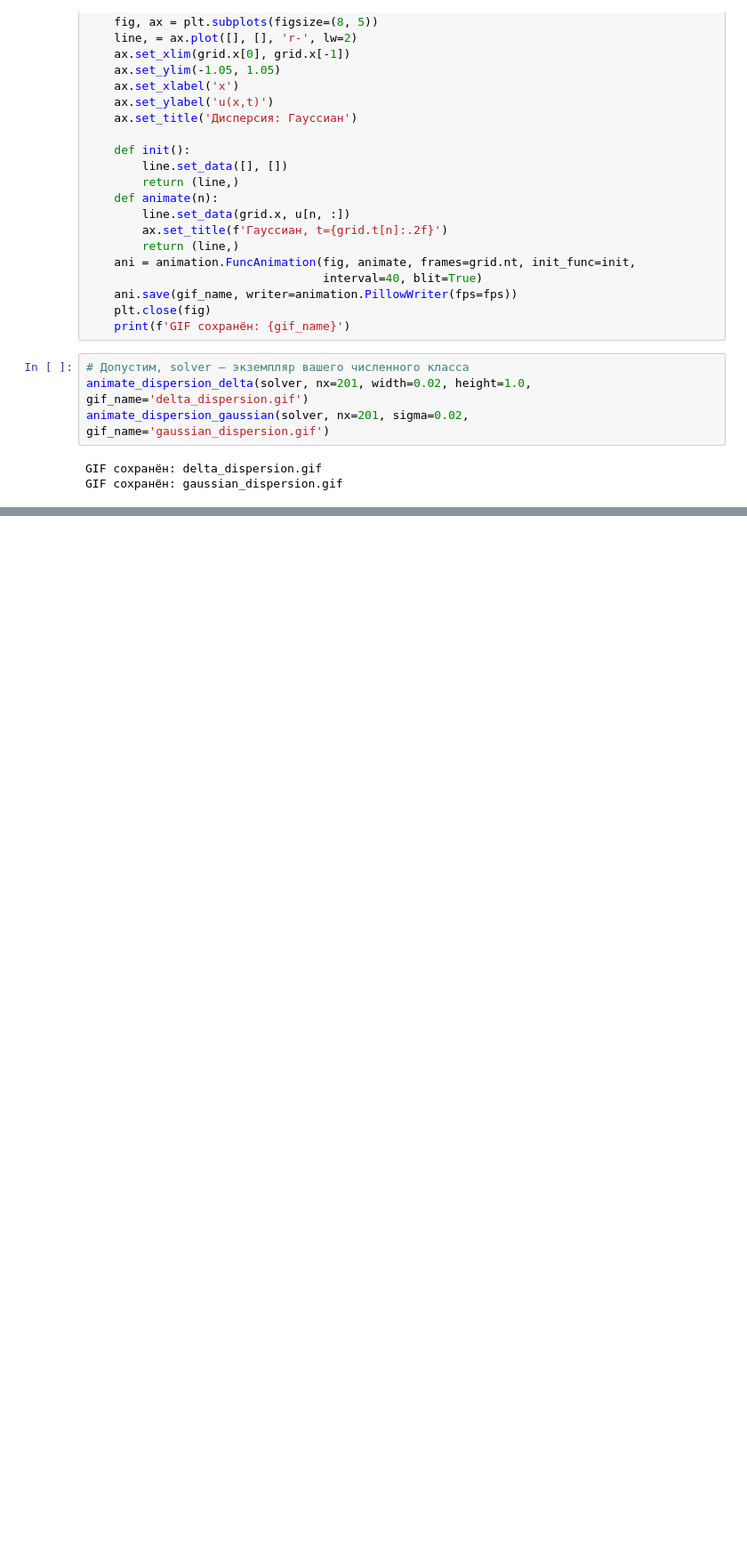
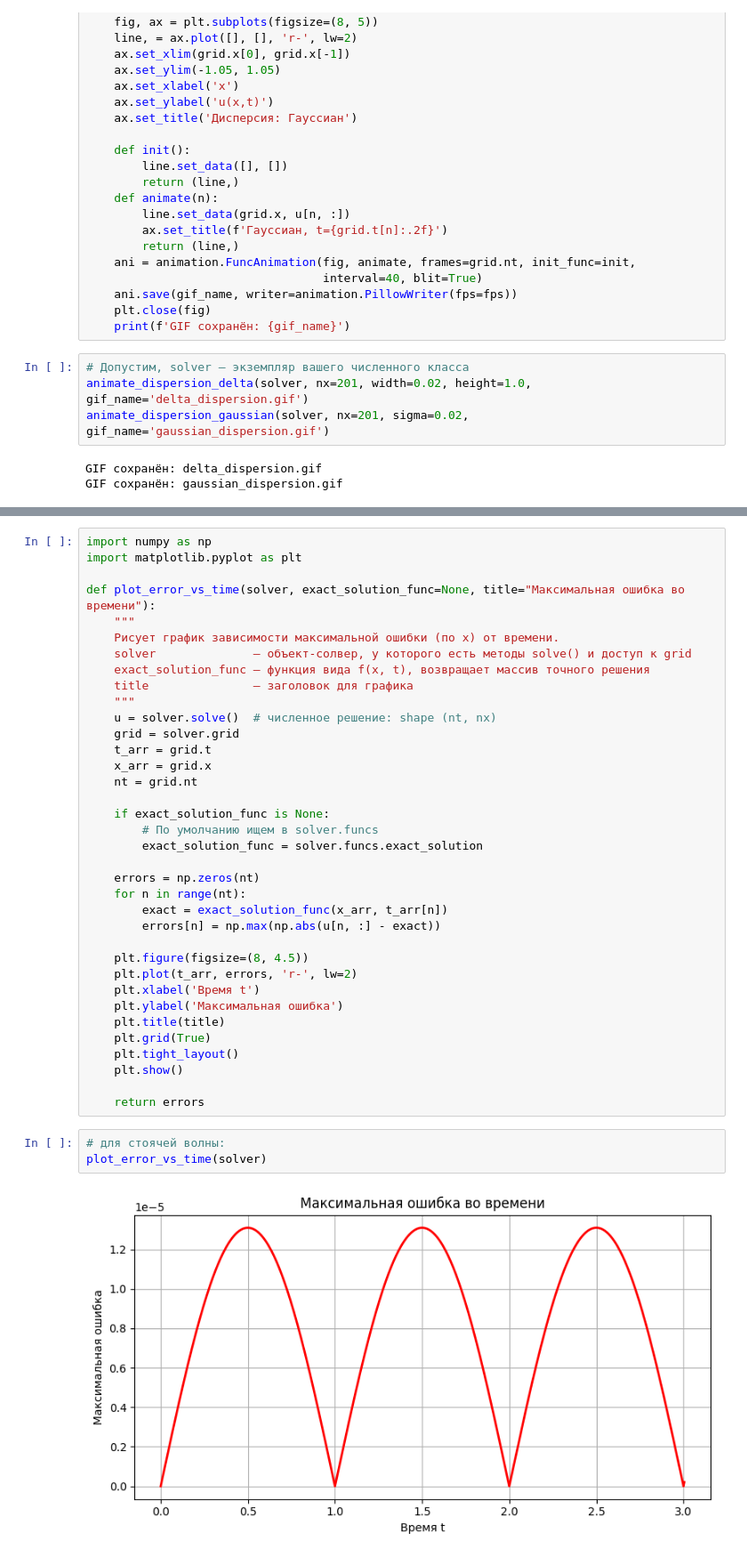
Before and after one commit to PavelSenyushkin/Computational-Electrodynamics, a Jupyter notebook: Wave_eq.ipynb, the cells around one changed output, grey strips where cells are left out. Shown at 89% size. Drawn from its saved outputs; the diff is of its cells as text; blank space fills up the shorter version.

```diff
--- a/Wave_eq.ipynb
+++ b/Wave_eq.ipynb
@@ -269,0 +599,41 @@ GIF сохранён: gaussian_dispersion.gif
+# %%
+import numpy as np
+import matplotlib.pyplot as plt
+
+def plot_error_vs_time(solver, exact_solution_func=None, title="Максимальная ошибка во времени"):
+    """
+    Рисует график зависимости максимальной ошибки (по x) от времени.
+    solver              — объект-солвер, у которого есть методы solve() и доступ к grid
+    exact_solution_func — функция вида f(x, t), возвращает массив точного решения
+    title               — заголовок для графика
+    """
+    u = solver.solve()  # численное решение: shape (nt, nx)
+    grid = solver.grid
+    t_arr = grid.t
+    x_arr = grid.x
+    nt = grid.nt
+
+    if exact_solution_func is None:
+        # По умолчанию ищем в solver.funcs
+        exact_solution_func = solver.funcs.exact_solution
+
+    errors = np.zeros(nt)
+    for n in range(nt):
+        exact = exact_solution_func(x_arr, t_arr[n])
+        errors[n] = np.max(np.abs(u[n, :] - exact))
+
+    plt.figure(figsize=(8, 4.5))
+    plt.plot(t_arr, errors, 'r-', lw=2)
+    plt.xlabel('Время t')
+    plt.ylabel('Максимальная ошибка')
+    plt.title(title)
+    plt.grid(True)
+    plt.tight_layout()
+    plt.show()
+
+    return errors
+# %%
+# для стоячей волны:
+plot_error_vs_time(solver)
+# %% [output]
+[figure, added]
```
Also changed, not shown: parts of 22 cells of this notebook.
